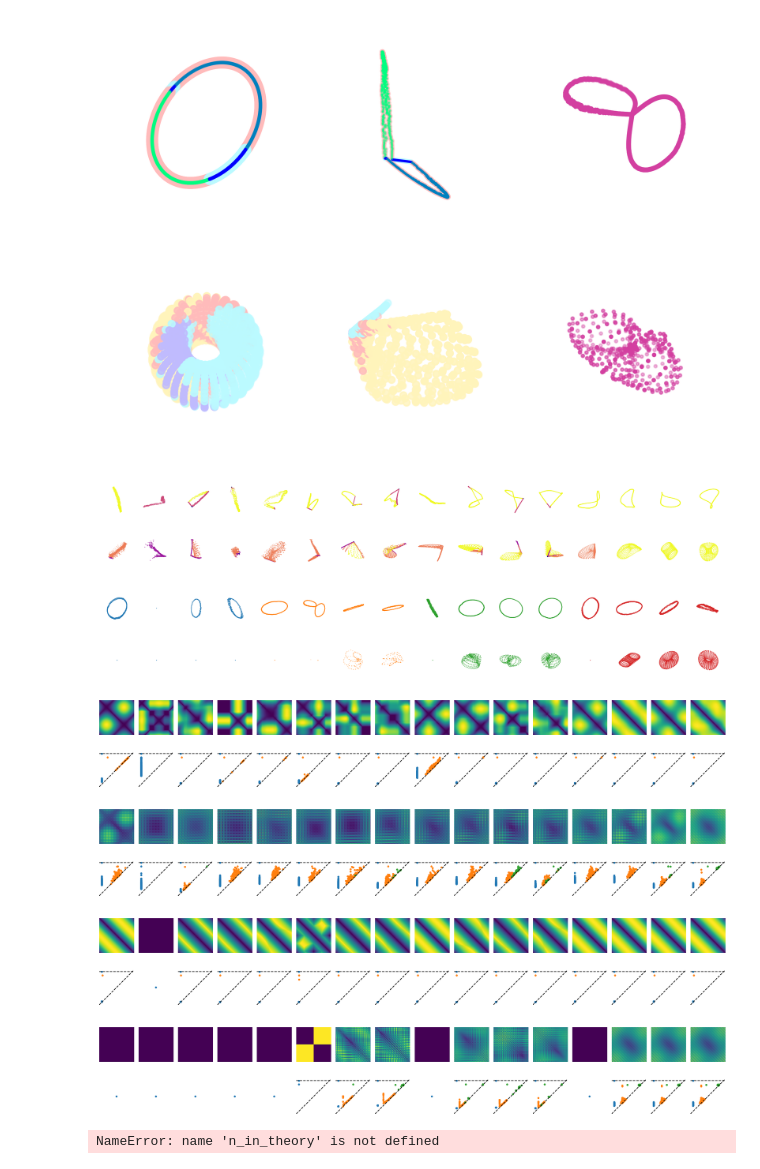
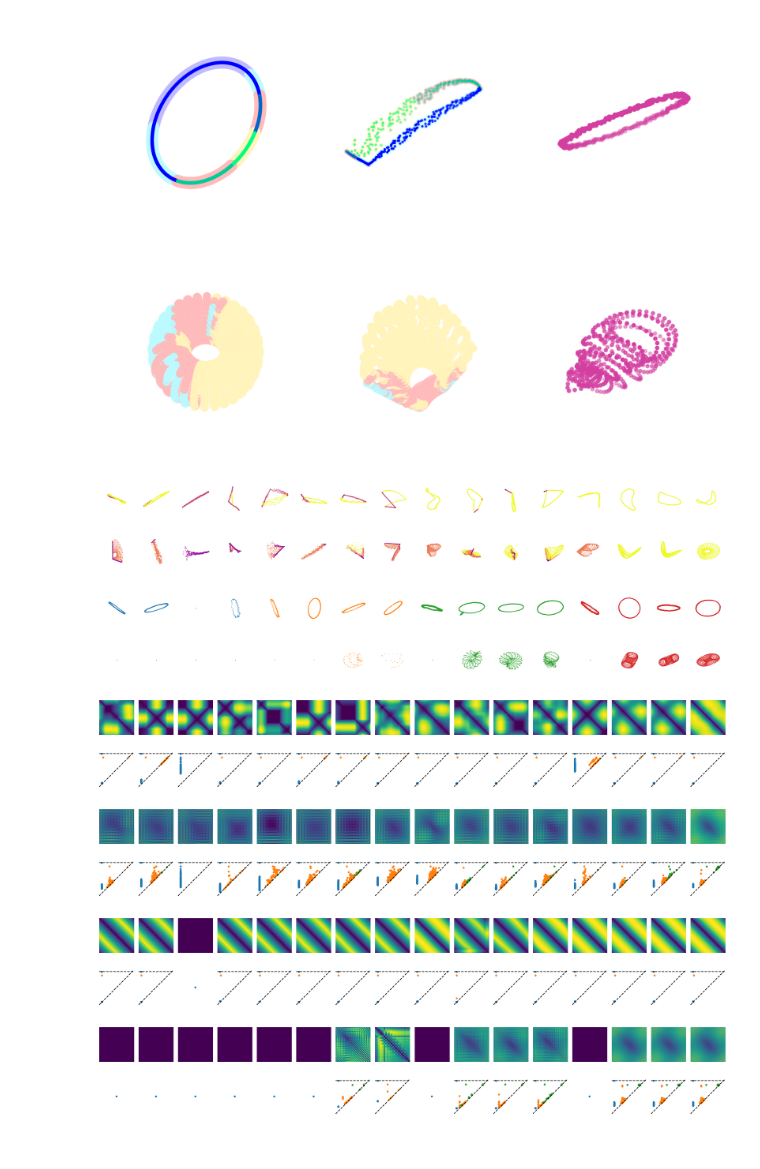
Before and after one commit to KBeshkov/top-mfld-class, a Jupyter notebook: simulations/combinatoric_plots.ipynb, the cells around one changed output. Saved outputs shown, nothing was run; the diff lists cells and outputs as text; code cells hidden in the pictures.

```diff
--- a/simulations/combinatoric_plots.ipynb
+++ b/simulations/combinatoric_plots.ipynb
@@ -34,5 +9,7 @@ for m, dim_in in enumerate(in_dims):
 # %%
 from sklearn.manifold import MDS
+out_dims = [2,5,10,25,50,100]#,500,1000]
+in_dims = [2,5,10,25,50,100]
 
 def code_equivalence_class(code,ranks,min_rank=2): #function to compute equivalence classes
     uniq_els = np.unique(code, return_inverse=True,axis=0)
@@ -54,7 +31,7 @@ reducer = MDS(n_components=3, normalized_stress='auto',dissimilarity='precompute
 metric = pairwise_distances#GeodesicKNN(k=8,adaptive=True).fit
 Mfld = ManifoldGenerator()
 S1 = torch.Tensor(Mfld.S1(res,1))
-T2 = torch.Tensor(Mfld.T2(int(np.sqrt(res)),1,0.5))
+T2 = torch.Tensor(Mfld.T2(int(np.sqrt(res)),1,0.5))#Mfld.T2F(int(np.sqrt(res)),1))#
 
 codes_S1 = np.zeros([len(in_dims),len(out_dims),res])
 codes_T2 = np.zeros([len(in_dims),len(out_dims),res])
@@ -87,7 +64,7 @@ T2_mflds_rel = []
 for n, dim_out in enumerate(out_dims):
     for m, dim_in in enumerate(in_dims):
         for l in range(n_perms):
-            x = torch.Tensor(np.random.randn(dim_in, 3)).T
+            x = torch.Tensor(np.random.randn(dim_in, len(T2))).T
             S1_emb = S1.T@x[:2]
             T2_emb = T2.T@x
             rand_model = FeedforwardNetwork(input_size=dim_in,hidden_sizes=[dim_out], init_type='none')
@@ -144,7 +121,7 @@ from matplotlib.colors import LinearSegmentedColormap
 
 custom_colormap = LinearSegmentedColormap.from_list('rank_decomp',['#c0bbffff','#bbfaffff','#ffbbbbff','#fff4bbff'])
 # %%
-id = 5
+id = 6
 fig,ax = plt.subplots(1,3,subplot_kw=dict(projection='3d'),figsize=(6,6),dpi=500)
 ax[0].scatter(S1[0],
             S1[1],
@@ -173,44 +150,44 @@ ax[2].scatter(S1_mflds_rel[id][:,0],
             s=5,c='#d33fa0ff')
 ax[2].axis('off')
 fig.tight_layout()
-fig.savefig("/Users/kosio/Figures/MfldClassification/S1_examples.png",dpi=500, transparent=True)
+#fig.savefig("/Users/kosio/Figures/MfldClassification/S1_examples.png",dpi=500, transparent=True)
 # %% [output]
-[figure, old version]
+[figure, new version]
 # %%
-id = 10
+id = 9
 fig,ax = plt.subplots(1,3,subplot_kw=dict(projection='3d'),figsize=(6,6),dpi=500)
 ax[0].view_init(elev=250, azim=100)
 ax[0].scatter(T2[0],
             T2[1],
             T2[2],
             s=20,vmin=0,vmax=3,
             c=region_ranks_T2[id%4,int(np.floor(id/4))],cmap=custom_colormap)
 #ax[0].scatter(T2[0],
 #            T2[1],
 #            T2[2],
 #            s=2,c=codes_T2[id%4,int(np.floor(id/4))],cmap='winter')
 ax[0].axis('off')
 ax[1].view_init(elev=280, azim=120)
 ax[1].scatter(T2_mflds[id][:,0],
             T2_mflds[id][:,1],
             T2_mflds[id][:,2],
             s=20,vmin=0,vmax=3,
             c=region_ranks_T2[id%4,int(np.floor(id/4))],cmap=custom_colormap)
 #ax[1].scatter(T2_mflds[id][:,0],
 #            T2_mflds[id][:,1],
 #            T2_mflds[id][:,2],
 #            s=2,c=codes_T2[id%4,int(np.floor(id/4))],cmap='winter')
 ax[1].axis('off')
 ax[2].view_init(elev=170, azim=165)
 ax[2].scatter(T2_mflds_rel[id][:,0],
             T2_mflds_rel[id][:,1],
             T2_mflds_rel[id][:,2],
             s=4,c='#d33fa0ff')
 ax[2].axis('off')
 fig.tight_layout()
 #fig.savefig("/Users/kosio/Figures/MfldClassification/T2_examples.png",dpi=500, transparent=True)
 # %% [output]
-[figure, old version]
+[figure, new version]
 # %%
 sel_clrs = [clrs[0],clrs[2],clrs[4],clrs[6]]
 fig,ax = plt.subplots(2,len(out_dims)*len(in_dims),subplot_kw=dict(projection='3d'),figsize=(20,4))
@@ -230,7 +207,7 @@ for i in range(len(out_dims)):
         ax[1,i*len(out_dims)+j].axis('off')
 fig.tight_layout()
 # %% [output]
-[figure, old version]
+[figure, new version]
 # %%
 sel_clrs = [clrs[0],clrs[2],clrs[4],clrs[6]]
 fig,ax = plt.subplots(2,len(out_dims)*len(in_dims),subplot_kw=dict(projection='3d'),figsize=(20,4))
@@ -248,7 +225,7 @@ for i in range(len(out_dims)):
         ax[1,i*len(out_dims)+j].axis('off')
 fig.tight_layout()
 # %% [output]
-[figure, old version]
+[figure, new version]
 # %%
 fig,ax = plt.subplots(2,len(out_dims)*len(in_dims),figsize=(20,4))
 for i in range(0,16):
@@ -268,8 +245,8 @@ for i in range(0,16):
     ax2[1,i].axis('off')
 fig2.tight_layout()
 # %% [output]
-[figure, old version]
+[figure, new version]
-[figure, old version]
+[figure, new version]
 # %%
 fig,ax = plt.subplots(2,len(out_dims)*len(in_dims),figsize=(20,4))
 for i in range(0,16):
@@ -289,13 +266,5 @@ for i in range(0,16):
     ax2[1,i].axis('off')
 fig2.tight_layout()
 # %% [output]
-[figure, old version]
+[figure, new version]
-[figure, old version]
+[figure, new version]
-# %%
-#[plt.plot(n_out_theory,region_ranks_theory[i],'-',color=clrs[i]) for i in range(len(n_in_theory))]
-#[plt.plot(n_out_theory,region_ranks_stats[i],'.', color=clrs[i]) for i in range(len(n_in_theory))]
-#plt.ylim(-0.1,1.1)
-[plt.plot(region_ranks_theory[i],region_ranks_stats[i],'o',color=clrs[i]) for i in range(len(n_in_theory))]
-plt.plot([0,1],[0,1],'k-')
-# %% [output]
-NameError: name 'n_in_theory' is not defined
```
Also changed, not shown: parts of 6 cells of this notebook.
